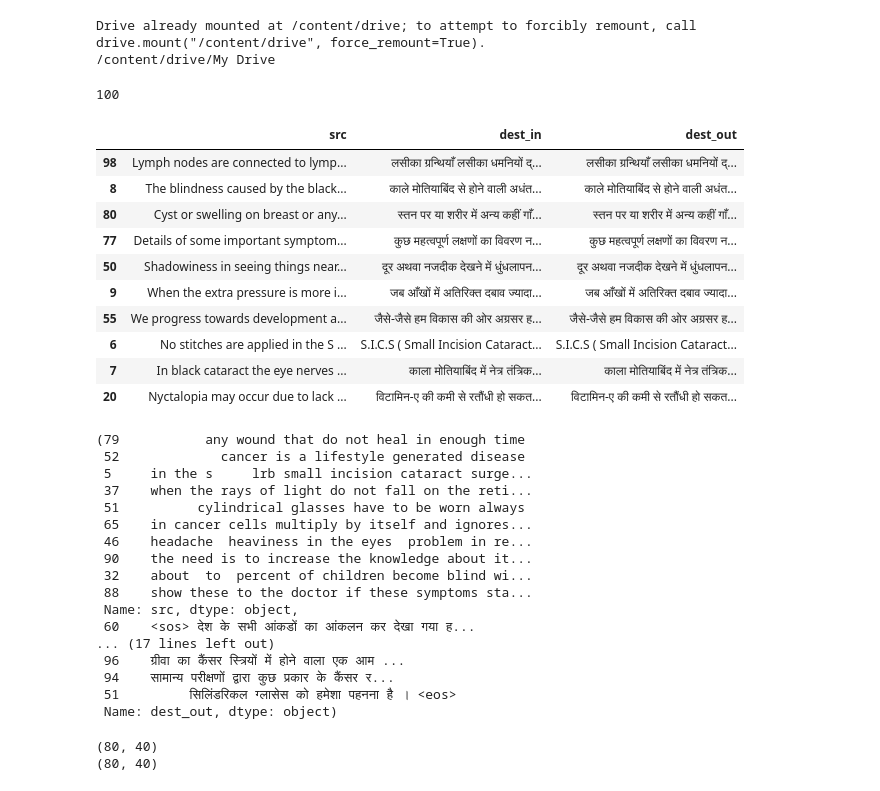
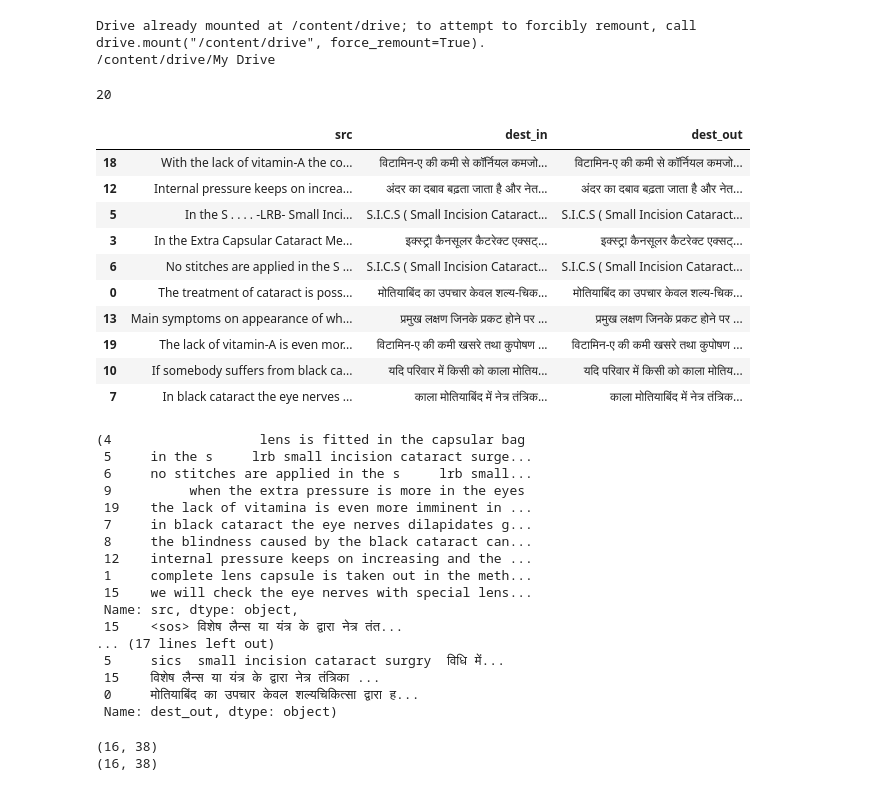
Before and after one commit to pnjha/NLP-Assignments, a Jupyter notebook: nlp_q4.ipynb, the cells around one changed output. Drawn from its saved outputs; the diff is of its cells as text; code cells hidden in the pictures.

```diff
--- a/nlp_q4.ipynb
+++ b/nlp_q4.ipynb
@@ -60,24 +63,24 @@ Drive already mounted at /content/drive; to attempt to forcibly remount, call dr
 # %%
 X = pd.read_table('./NLA S20 - Assignment 2 Data/enghin/train.en', names=['src'])
 Y_in = pd.read_table('./NLA S20 - Assignment 2 Data/enghin/train.hi', names=['dest_in'])
 Y_out = pd.read_table('./NLA S20 - Assignment 2 Data/enghin/train.hi', names=['dest_out'])
-lines = pd.concat([X[:100],Y_in[:100],Y_out[:100]], axis=1)
+lines = pd.concat([X[:20],Y_in[:20],Y_out[:20]], axis=1)
 print(len(lines))
 # lines = shuffle(lines)
 lines.sample(10)
 # %% [output]
-100
+20
 |  | src | dest_in | dest_out |
-| 98 | Lymph nodes are connected to lymp... | लसीका ग्रन्थियाँ लसीका धमनियों द्... | लसीका ग्रन्थियाँ लसीका धमनियों द्... |
-| 8 | The blindness caused by the black... | काले मोतियाबिंद से होने वाली अधंत... | काले मोतियाबिंद से होने वाली अधंत... |
-| 80 | Cyst or swelling on breast or any... | स्तन पर या शरीर में अन्य कहीं गाँ... | स्तन पर या शरीर में अन्य कहीं गाँ... |
-| 77 | Details of some important symptom... | कुछ महत्वपूर्ण लक्षणों का विवरण न... | कुछ महत्वपूर्ण लक्षणों का विवरण न... |
-| 50 | Shadowiness in seeing things near... | दूर अथवा नजदीक देखने में धुंधलापन... | दूर अथवा नजदीक देखने में धुंधलापन... |
-| 9 | When the extra pressure is more i... | जब आँखों में अतिरिक्त दबाव ज्यादा... | जब आँखों में अतिरिक्त दबाव ज्यादा... |
-| 55 | We progress towards development a... | जैसे-जैसे हम विकास की ओर अग्रसर ह... | जैसे-जैसे हम विकास की ओर अग्रसर ह... |
+| 18 | With the lack of vitamin-A the co... | विटामिन-ए की कमी से कॉर्नियल कमजो... | विटामिन-ए की कमी से कॉर्नियल कमजो... |
+| 12 | Internal pressure keeps on increa... | अंदर का दबाव बढ़ता जाता है और नेत... | अंदर का दबाव बढ़ता जाता है और नेत... |
+| 5 | In the S . . . . -LRB- Small Inci... | S.I.C.S ( Small Incision Cataract... | S.I.C.S ( Small Incision Cataract... |
+| 3 | In the Extra Capsular Cataract Me... | इक्स्ट्रा कैनसूलर कैटरेक्ट एक्सट्... | इक्स्ट्रा कैनसूलर कैटरेक्ट एक्सट्... |
 | 6 | No stitches are applied in the S ... | S.I.C.S ( Small Incision Cataract... | S.I.C.S ( Small Incision Cataract... |
+| 0 | The treatment of cataract is poss... | मोतियाबिंद का उपचार केवल शल्य-चिक... | मोतियाबिंद का उपचार केवल शल्य-चिक... |
+| 13 | Main symptoms on appearance of wh... | प्रमुख लक्षण जिनके प्रकट होने पर ... | प्रमुख लक्षण जिनके प्रकट होने पर ... |
+| 19 | The lack of vitamin-A is even mor... | विटामिन-ए की कमी खसरे तथा कुपोषण ... | विटामिन-ए की कमी खसरे तथा कुपोषण ... |
+| 10 | If somebody suffers from black ca... | यदि परिवार में किसी को काला मोतिय... | यदि परिवार में किसी को काला मोतिय... |
 | 7 | In black cataract the eye nerves ... | काला मोतियाबिंद में नेत्र तंत्रिक... | काला मोतियाबिंद में नेत्र तंत्रिक... |
-| 20 | Nyctalopia may occur due to lack ... | विटामिन-ए की कमी से रतौंधी हो सकत... | विटामिन-ए की कमी से रतौंधी हो सकत... |
 # %%
 def process_data(data,append_char):
     data = data.apply(lambda x: x.lower())
@@ -98,22 +101,22 @@ lines.dest_in = process_data(lines.dest_in,1)
 lines.dest_out = process_data(lines.dest_out,2)
 lines.src.sample(10),lines.dest_in.sample(10),lines.dest_out.sample(10)
 # %% [output]
-(79           any wound that do not heal in enough time
- 52             cancer is a lifestyle generated disease
+(4                   lens is fitted in the capsular bag
  5     in the s     lrb small incision cataract surge...
- 37    when the rays of light do not fall on the reti...
- 51          cylindrical glasses have to be worn always
- 65    in cancer cells multiply by itself and ignores...
- 46    headache  heaviness in the eyes  problem in re...
- 90    the need is to increase the knowledge about it...
- 32    about  to  percent of children become blind wi...
- 88    show these to the doctor if these symptoms sta...
+ 6     no stitches are applied in the s     lrb small...
+ 9          when the extra pressure is more in the eyes
+ 19    the lack of vitamina is even more imminent in ...
+ 7     in black cataract the eye nerves dilapidates g...
+ 8     the blindness caused by the black cataract can...
+ 12    internal pressure keeps on increasing and the ...
+ 1     complete lens capsule is taken out in the meth...
+ 15    we will check the eye nerves with special lens...
  Name: src, dtype: object,
- 60    <sos> देश के सभी आंकडों का आंकलन कर देखा गया ह...
+ 15    <sos> विशेष लैन्स या यंत्र के द्वारा नेत्र तंत...
 ... (17 lines left out)
- 96    ग्रीवा का कैंसर स्त्रियों में होने वाला एक आम ...
- 94    सामान्य परीक्षणों द्वारा कुछ प्रकार के कैंसर र...
- 51         सिलिंडरिकल ग्लासेस को हमेशा पहनना है । <eos>
+ 5     sics  small incision cataract surgry  विधि में...
+ 15    विशेष लैन्स या यंत्र के द्वारा नेत्र तंत्रिका ...
+ 0     मोतियाबिंद का उपचार केवल शल्यचिकित्सा द्वारा ह...
  Name: dest_out, dtype: object)
 # %%
 X, y_in, y_out = lines.src.values, lines.dest_in.values, lines.dest_out.values
@@ -143,8 +142,8 @@ data_dest_out = tf.keras.preprocessing.sequence.pad_sequences(data_dest_out,padd
 print(data_dest_in.shape)
 print(data_dest_out.shape)
 # %% [output]
-(80, 40)
-(80, 40)
+(16, 38)
+(16, 38)
 # %%
 class Encoder(tf.keras.Model):
     def __init__(self, vocab_size, embedding_size, lstm_size):
```
Also changed, not shown: parts of 21 cells of this notebook.
